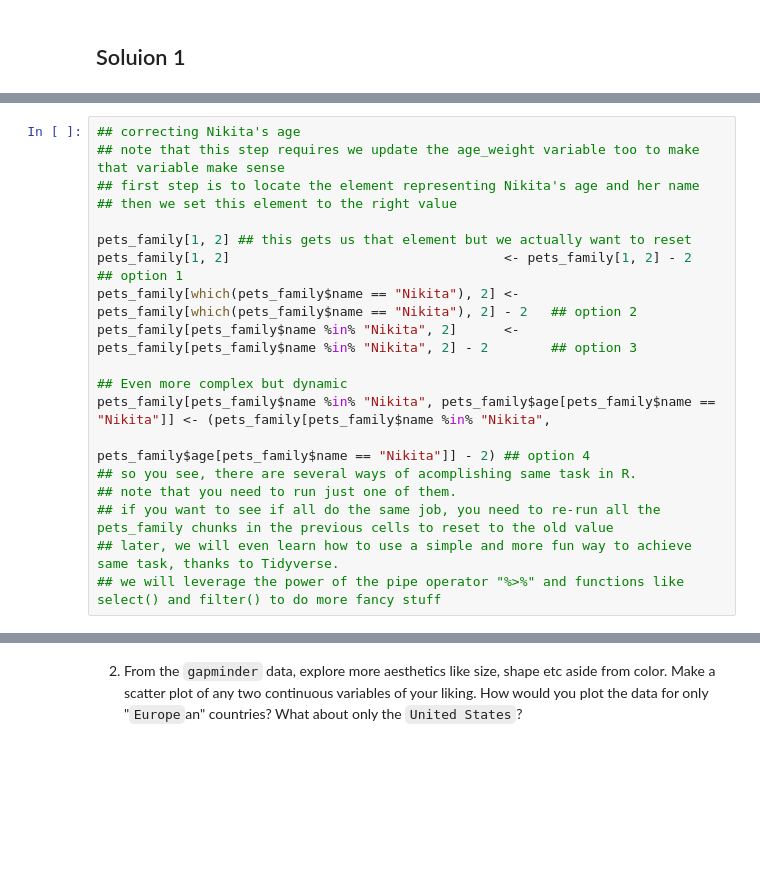
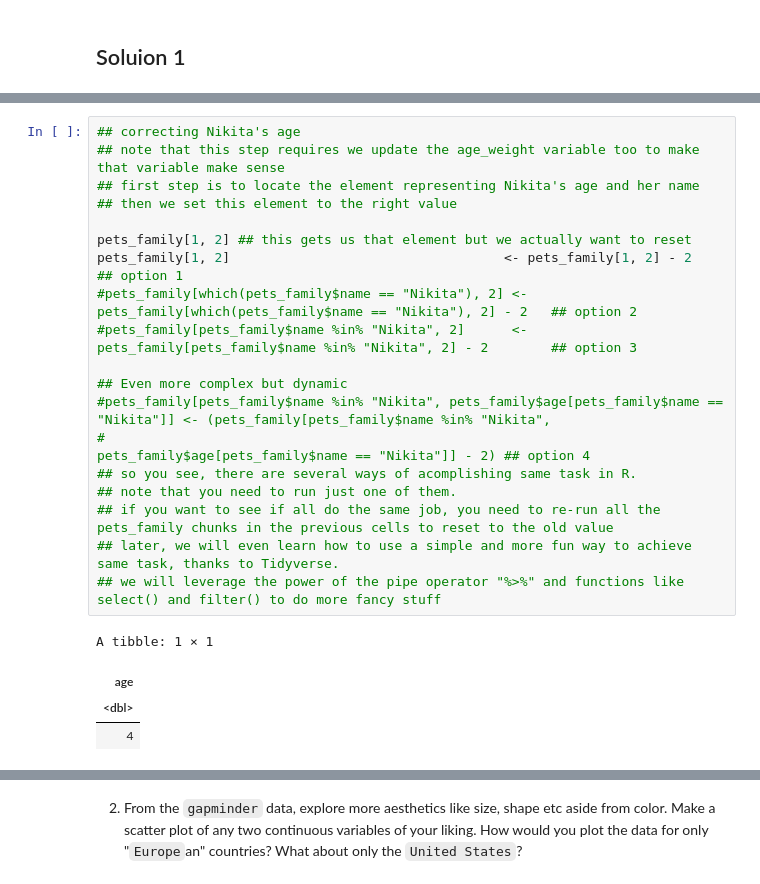
Before and after one commit to bosafoagyare/web-academic, a Jupyter notebook: content/courses/stats306-W22/Lab-Notes/lab01_solution.ipynb, the cells around one changed output, grey strips where cells are left out. Cells and saved outputs as stored; diff of their text form; blank space fills up the shorter version.

```diff
--- a/content/courses/stats306-W22/Lab-Notes/lab01_solution.ipynb
+++ b/content/courses/stats306-W22/Lab-Notes/lab01_solution.ipynb
@@ -316,22 +491,27 @@ print(pets_family)
 # %%
 ## correcting Nikita's age
 ## note that this step requires we update the age_weight variable too to make that variable make sense
 ## first step is to locate the element representing Nikita's age and her name
 ## then we set this element to the right value
 
 pets_family[1, 2] ## this gets us that element but we actually want to reset
 pets_family[1, 2]                                   <- pets_family[1, 2] - 2                                     ## option 1
-pets_family[which(pets_family$name == "Nikita"), 2] <- pets_family[which(pets_family$name == "Nikita"), 2] - 2   ## option 2
-pets_family[pets_family$name %in% "Nikita", 2]      <- pets_family[pets_family$name %in% "Nikita", 2] - 2        ## option 3
+#pets_family[which(pets_family$name == "Nikita"), 2] <- pets_family[which(pets_family$name == "Nikita"), 2] - 2   ## option 2
+#pets_family[pets_family$name %in% "Nikita", 2]      <- pets_family[pets_family$name %in% "Nikita", 2] - 2        ## option 3
 
 ## Even more complex but dynamic
-pets_family[pets_family$name %in% "Nikita", pets_family$age[pets_family$name == "Nikita"]] <- (pets_family[pets_family$name %in% "Nikita",
-                                                                                                pets_family$age[pets_family$name == "Nikita"]] - 2) ## option 4
+#pets_family[pets_family$name %in% "Nikita", pets_family$age[pets_family$name == "Nikita"]] <- (pets_family[pets_family$name %in% "Nikita",
+#                                                                                                pets_family$age[pets_family$name == "Nikita"]] - 2) ## option 4
 ## so you see, there are several ways of acomplishing same task in R.
 ## note that you need to run just one of them.
 ## if you want to see if all do the same job, you need to re-run all the pets_family chunks in the previous cells to reset to the old value
 ## later, we will even learn how to use a simple and more fun way to achieve same task, thanks to Tidyverse.
 ## we will leverage the power of the pipe operator "%>%" and functions like select() and filter() to do more fancy stuff
+# %% [output]
+A tibble: 1 × 1
+| age |
+| <dbl> |
+| 4 |
 # %%
 ## filter only dogs' data
 pets_family[which(pets_family$class == "dog"), ]  ## option 1
```
Also changed, not shown: parts of 49 cells of this notebook.
